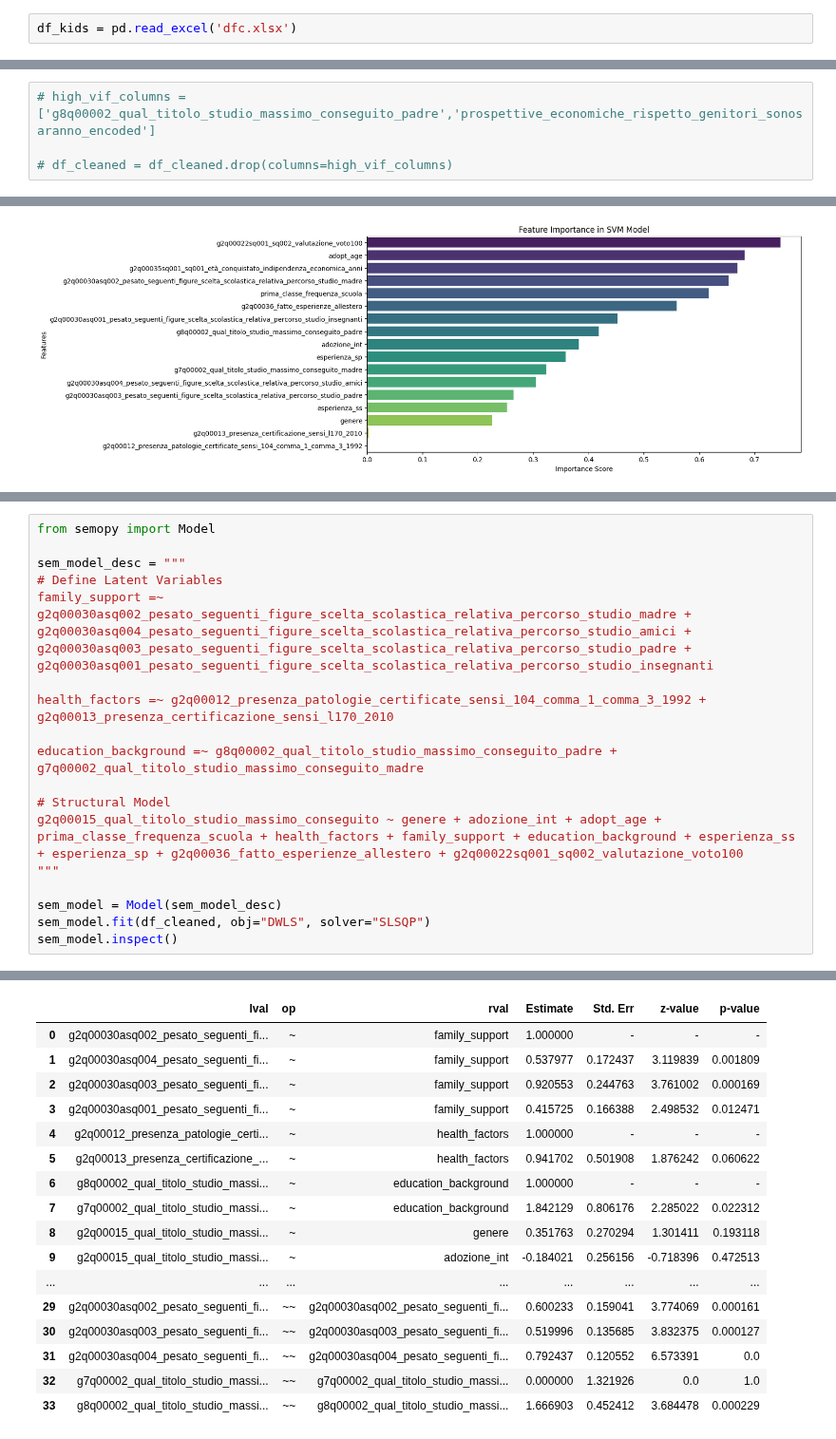
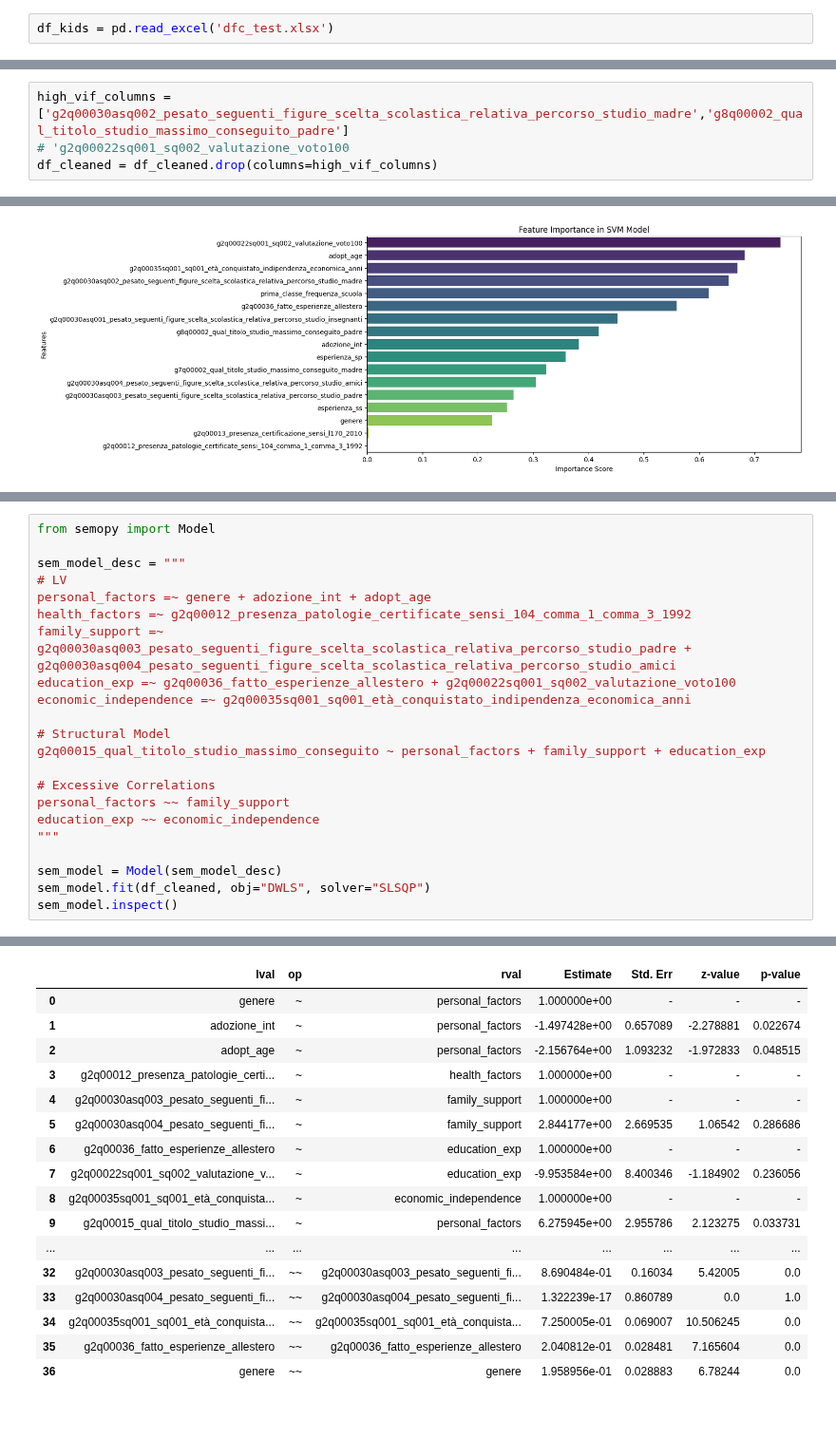
Before and after one commit to arina19-2000/unimi, a Jupyter notebook: tesi/kids_survey.ipynb, the cells around one changed output, grey strips where cells are left out. Shown at 95% size. Cells and saved outputs as stored; diff of their text form.

```diff
--- a/tesi/kids_survey.ipynb
+++ b/tesi/kids_survey.ipynb
@@ -77,7 +77,7 @@ from sklearn.metrics import accuracy_score, mean_absolute_error, confusion_matri
 from catboost import CatBoostClassifier
 import shap
 # %%
-df_kids = pd.read_excel('dfc.xlsx')
+df_kids = pd.read_excel('dfc_test.xlsx')
 # %%
 df_kids
 # %% [output]
@@ -278,9 +278,9 @@ Variance Inflation Factors (VIF):
 15  g2q00030asq003_pesato_seguenti_figure_scelta_s...  18.188661
 16  g2q00030asq004_pesato_seguenti_figure_scelta_s...   7.828259
 # %%
-# high_vif_columns = ['g8q00002_qual_titolo_studio_massimo_conseguito_padre','prospettive_economiche_rispetto_genitori_sonosaranno_encoded']
-
-# df_cleaned = df_cleaned.drop(columns=high_vif_columns)
+high_vif_columns = ['g2q00030asq002_pesato_seguenti_figure_scelta_scolastica_relativa_percorso_studio_madre','g8q00002_qual_titolo_studio_massimo_conseguito_padre']
+# 'g2q00022sq001_sq002_valutazione_voto100
+df_cleaned = df_cleaned.drop(columns=high_vif_columns)
 # %%
 from scipy import stats
 
@@ -885,15 +946,19 @@ Index(['genere', 'adozione_int', 'adopt_age', 'prima_classe_frequenza_scuola',
 from semopy import Model
 
 sem_model_desc = """
-# Define Latent Variables
-family_support =~ g2q00030asq002_pesato_seguenti_figure_scelta_scolastica_relativa_percorso_studio_madre + g2q00030asq004_pesato_seguenti_figure_scelta_scolastica_relativa_percorso_studio_amici + g2q00030asq003_pesato_seguenti_figure_scelta_scolastica_relativa_percorso_studio_padre + g2q00030asq001_pesato_seguenti_figure_scelta_scolastica_relativa_percorso_studio_insegnanti
-
-health_factors =~ g2q00012_presenza_patologie_certificate_sensi_104_comma_1_comma_3_1992 + g2q00013_presenza_certificazione_sensi_l170_2010
-
-education_background =~ g8q00002_qual_titolo_studio_massimo_conseguito_padre + g7q00002_qual_titolo_studio_massimo_conseguito_madre
+# LV
+personal_factors =~ genere + adozione_int + adopt_age
+health_factors =~ g2q00012_presenza_patologie_certificate_sensi_104_comma_1_comma_3_1992
+family_support =~ g2q00030asq003_pesato_seguenti_figure_scelta_scolastica_relativa_percorso_studio_padre + g2q00030asq004_pesato_seguenti_figure_scelta_scolastica_relativa_percorso_studio_amici
+education_exp =~ g2q00036_fatto_esperienze_allestero + g2q00022sq001_sq002_valutazione_voto100
+economic_independence =~ g2q00035sq001_sq001_età_conquistato_indipendenza_economica_anni
 
 # Structural Model
-g2q00015_qual_titolo_studio_massimo_conseguito ~ genere + adozione_int + adopt_age + prima_classe_frequenza_scuola + health_factors + family_support + education_background + esperienza_ss + esperienza_sp + g2q00036_fatto_esperienze_allestero + g2q00022sq001_sq002_valutazione_voto100
+g2q00015_qual_titolo_studio_massimo_conseguito ~ personal_factors + family_support + education_exp
+
+# Excessive Correlations
+personal_factors ~~ family_support
+education_exp ~~ economic_independence
 """
 
 sem_model = Model(sem_model_desc)
@@ -903,20 +969,20 @@ sem_model.inspect()
 |  | lval | op | rval | Estimate | Std. Err | z-value | p-value |
-| 0 | g2q00030asq002_pesato_seguenti_fi... | ~ | family_support | 1.000000 | - | - | - |
-| 1 | g2q00030asq004_pesato_seguenti_fi... | ~ | family_support | 0.537977 | 0.172437 | 3.119839 | 0.001809 |
-| 2 | g2q00030asq003_pesato_seguenti_fi... | ~ | family_support | 0.920553 | 0.244763 | 3.761002 | 0.000169 |
-| 3 | g2q00030asq001_pesato_seguenti_fi... | ~ | family_support | 0.415725 | 0.166388 | 2.498532 | 0.012471 |
-| 4 | g2q00012_presenza_patologie_certi... | ~ | health_factors | 1.000000 | - | - | - |
-| 5 | g2q00013_presenza_certificazione_... | ~ | health_factors | 0.941702 | 0.501908 | 1.876242 | 0.060622 |
-| 6 | g8q00002_qual_titolo_studio_massi... | ~ | education_background | 1.000000 | - | - | - |
-| 7 | g7q00002_qual_titolo_studio_massi... | ~ | education_background | 1.842129 | 0.806176 | 2.285022 | 0.022312 |
-| 8 | g2q00015_qual_titolo_studio_massi... | ~ | genere | 0.351763 | 0.270294 | 1.301411 | 0.193118 |
-| 9 | g2q00015_qual_titolo_studio_massi... | ~ | adozione_int | -0.184021 | 0.256156 | -0.718396 | 0.472513 |
+| 0 | genere | ~ | personal_factors | 1.000000e+00 | - | - | - |
+| 1 | adozione_int | ~ | personal_factors | -1.497428e+00 | 0.657089 | -2.278881 | 0.022674 |
+| 2 | adopt_age | ~ | personal_factors | -2.156764e+00 | 1.093232 | -1.972833 | 0.048515 |
+| 3 | g2q00012_presenza_patologie_certi... | ~ | health_factors | 1.000000e+00 | - | - | - |
+| 4 | g2q00030asq003_pesato_seguenti_fi... | ~ | family_support | 1.000000e+00 | - | - | - |
+| 5 | g2q00030asq004_pesato_seguenti_fi... | ~ | family_support | 2.844177e+00 | 2.669535 | 1.06542 | 0.286686 |
+| 6 | g2q00036_fatto_esperienze_allestero | ~ | education_exp | 1.000000e+00 | - | - | - |
+| 7 | g2q00022sq001_sq002_valutazione_v... | ~ | education_exp | -9.953584e+00 | 8.400346 | -1.184902 | 0.236056 |
+| 8 | g2q00035sq001_sq001_età_conquista... | ~ | economic_independence | 1.000000e+00 | - | - | - |
+| 9 | g2q00015_qual_titolo_studio_massi... | ~ | personal_factors | 6.275945e+00 | 2.955786 | 2.123275 | 0.033731 |
 | ... | ... | ... | ... | ... | ... | ... | ... |
-| 29 | g2q00030asq002_pesato_seguenti_fi... | ~~ | g2q00030asq002_pesato_seguenti_fi... | 0.600233 | 0.159041 | 3.774069 | 0.000161 |
-| 30 | g2q00030asq003_pesato_seguenti_fi... | ~~ | g2q00030asq003_pesato_seguenti_fi... | 0.519996 | 0.135685 | 3.832375 | 0.000127 |
-| 31 | g2q00030asq004_pesato_seguenti_fi... | ~~ | g2q00030asq004_pesato_seguenti_fi... | 0.792437 | 0.120552 | 6.573391 | 0.0 |
-| 32 | g7q00002_qual_titolo_studio_massi... | ~~ | g7q00002_qual_titolo_studio_massi... | 0.000000 | 1.321926 | 0.0 | 1.0 |
-| 33 | g8q00002_qual_titolo_studio_massi... | ~~ | g8q00002_qual_titolo_studio_massi... | 1.666903 | 0.452412 | 3.684478 | 0.000229 |
+| 32 | g2q00030asq003_pesato_seguenti_fi... | ~~ | g2q00030asq003_pesato_seguenti_fi... | 8.690484e-01 | 0.16034 | 5.42005 | 0.0 |
+| 33 | g2q00030asq004_pesato_seguenti_fi... | ~~ | g2q00030asq004_pesato_seguenti_fi... | 1.322239e-17 | 0.860789 | 0.0 | 1.0 |
+| 34 | g2q00035sq001_sq001_età_conquista... | ~~ | g2q00035sq001_sq001_età_conquista... | 7.250005e-01 | 0.069007 | 10.506245 | 0.0 |
+| 35 | g2q00036_fatto_esperienze_allestero | ~~ | g2q00036_fatto_esperienze_allestero | 2.040812e-01 | 0.028481 | 7.165604 | 0.0 |
+| 36 | genere | ~~ | genere | 1.958956e-01 | 0.028883 | 6.78244 | 0.0 |
 # %%
 from semopy import calc_stats
 
```
Also changed, not shown: parts of 26 cells of this notebook.
